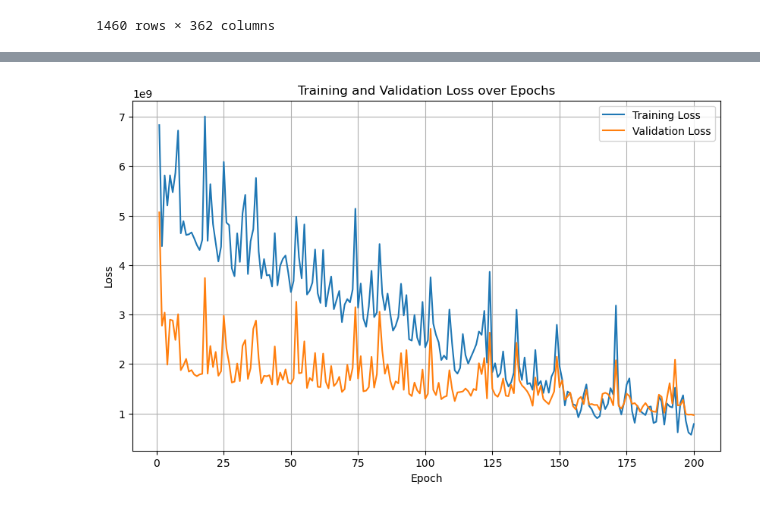
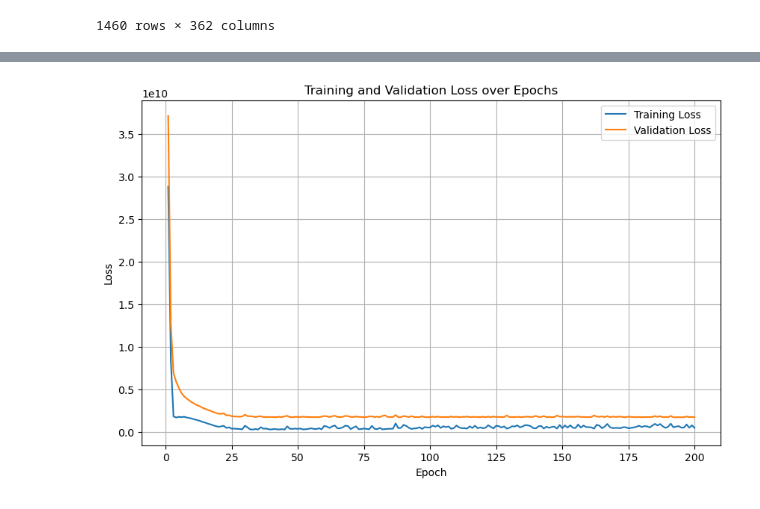
Before and after one commit to trietvuive/kaggle-personal, a Jupyter notebook: housing/housing.ipynb, the cells around one changed output, grey strips where cells are left out. Drawn from its saved outputs; the diff is of its cells as text; code cells hidden in the pictures.

```diff
--- a/housing/housing.ipynb
+++ b/housing/housing.ipynb
@@ -32,7 +35,10 @@ X
 1460 rows × 362 columns
 # %%
 # Train with Linear Regression
+criterion = nn.MSELoss()
 lr_model = LinearRegression(X.shape[1])
-lr_model, train_losses, val_losses = split_and_train(X, y, lr_model, NUM_EPOCHS)
+lr_model, train_losses, val_losses = split_and_train(X, y,
+                                                     lr_model, NUM_EPOCHS,
+                                                     criterion, lr=0.01)
 plot_losses(train_losses, val_losses)
 # %% [output]
@@ -58,6 +83,8 @@ Finish Training
 # Train with NN
 input_size = X.shape[1]
 nn_model = NeuralNetwork(input_size)
-nn_model, train_losses, val_losses = split_and_train(X, y, nn_model, NUM_EPOCHS)
+nn_model, train_losses, val_losses = split_and_train(X, y,
+                                                     nn_model, NUM_EPOCHS,
+                                                     criterion, lr=0.0005)
 plot_losses(train_losses, val_losses)
 # %% [output]
@@ -80,2 +107,2 @@ Epoch [200/200],                     Training Loss: 785730496.0000,
 Finish Training
-[figure, old version]
+[figure, new version]
```
Also changed, not shown: parts of 6 cells of this notebook, 9 other files.
